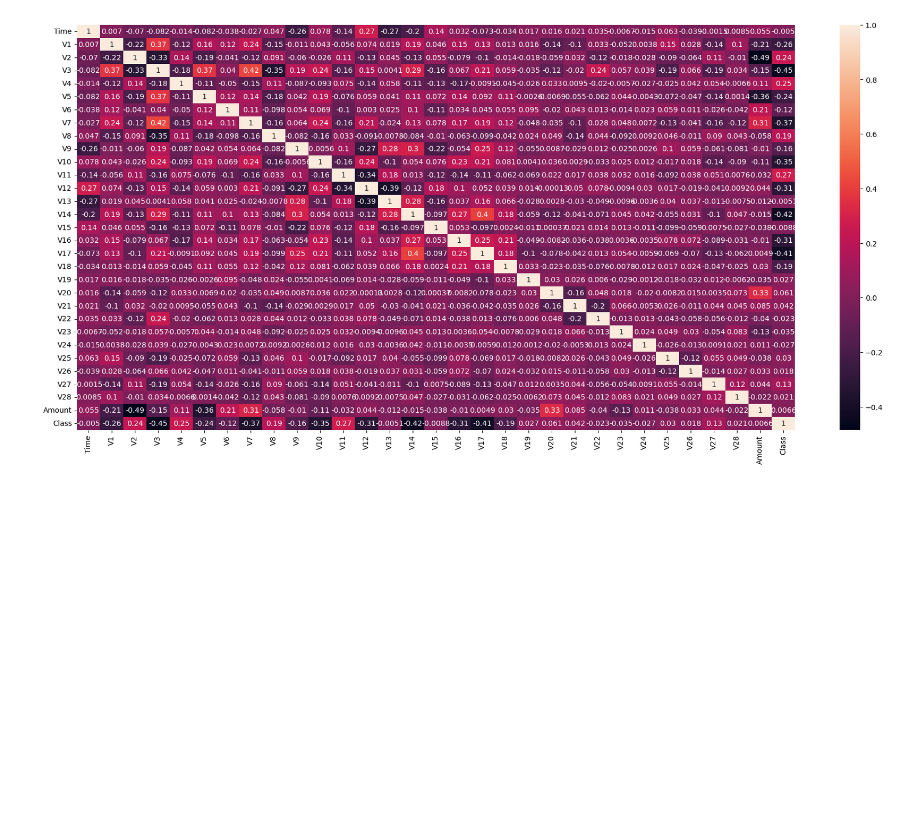
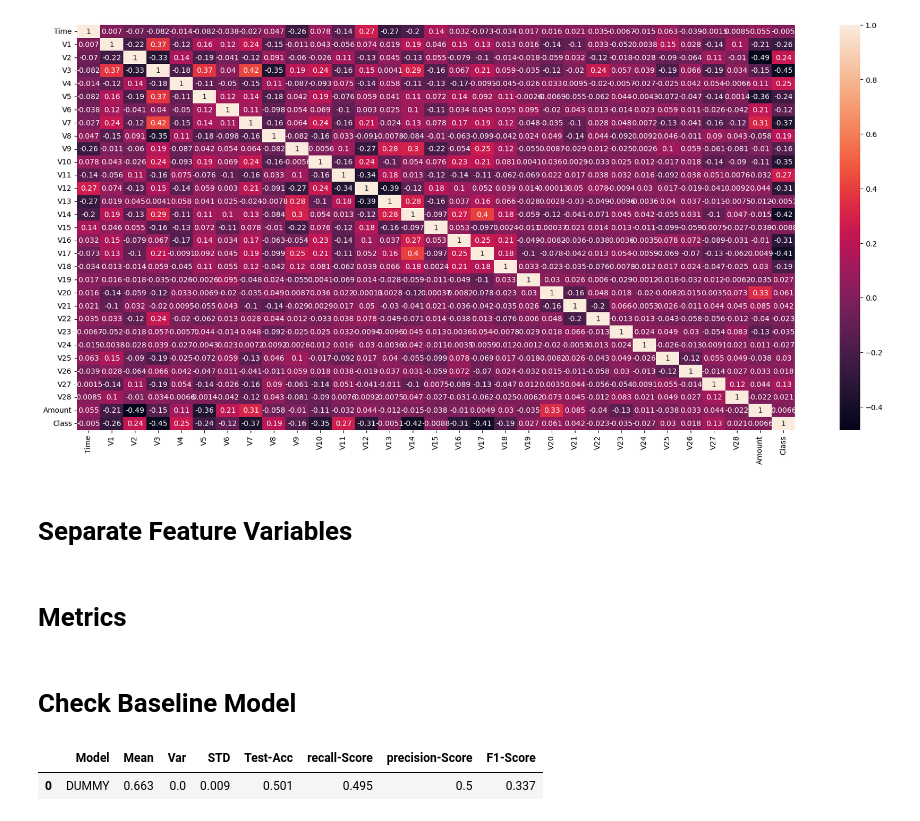
Before and after one commit to MaukanMir/Credit-Card-Classification-II, a Jupyter notebook: training.ipynb, the cells around one changed output. Cells and saved outputs as stored; diff of their text form; code cells hidden in the pictures; blank space fills up the shorter version.

Commit message:
added new models

```diff
--- a/training.ipynb
+++ b/training.ipynb
@@ -159,9 +159,9 @@ def grab_selected_models(names):
 
 def get_metrics(y, predictions):
     acc_metric = accuracy_score(y, predictions)
-    recall_metric = recall_score(y, predictions, average='macro')
-    precision_metric = precision_score(y, predictions, average='macro')
-    f1_metric = f1_score(y, predictions, average='macro')
+    recall_metric = recall_score(y, predictions, average='weighted')
+    precision_metric = precision_score(y, predictions, average='weighted')
+    f1_metric = f1_score(y, predictions, average='weighted')
 
     return [acc_metric,recall_metric, precision_metric, f1_metric]
 
@@ -286,3 +286,25 @@ sns.heatmap(data=relations, annot=True)
 plt.show()
 # %% [output]
 [figure]
+# %% [markdown]
+# Separate Feature Variables
+# %%
+X = df.drop("Class", axis=1)
+y = df["Class"]
+# %% [markdown]
+# Metrics
+# %%
+acc_metric = make_scorer(accuracy_score, greater_is_better=True)
+f1_metric = make_scorer(f1_score, greater_is_better=True, average="weighted")
+precision_metric = make_scorer(precision_score, greater_is_better=True, average='weighted')
+recall_metric = make_scorer(recall_score, greater_is_better=True, average='weighted')
+# %% [markdown]
+# Check Baseline Model
+# %%
+model_name = ["DUMMY"]
+models = grab_selected_models(model_name)
+sample_model = SMOTE()
+test_selected_models(sample_model, model_name, models, X, y, f1_metric)
+# %% [output]
+|  | Model | Mean | Var | STD | Test-Acc | recall-Score | precision-Score | F1-Score |
+| 0 | DUMMY | 0.663 | 0.0 | 0.009 | 0.501 | 0.495 | 0.5 | 0.337 |
```
Also changed, not shown: parts of 1 cell of this notebook.
